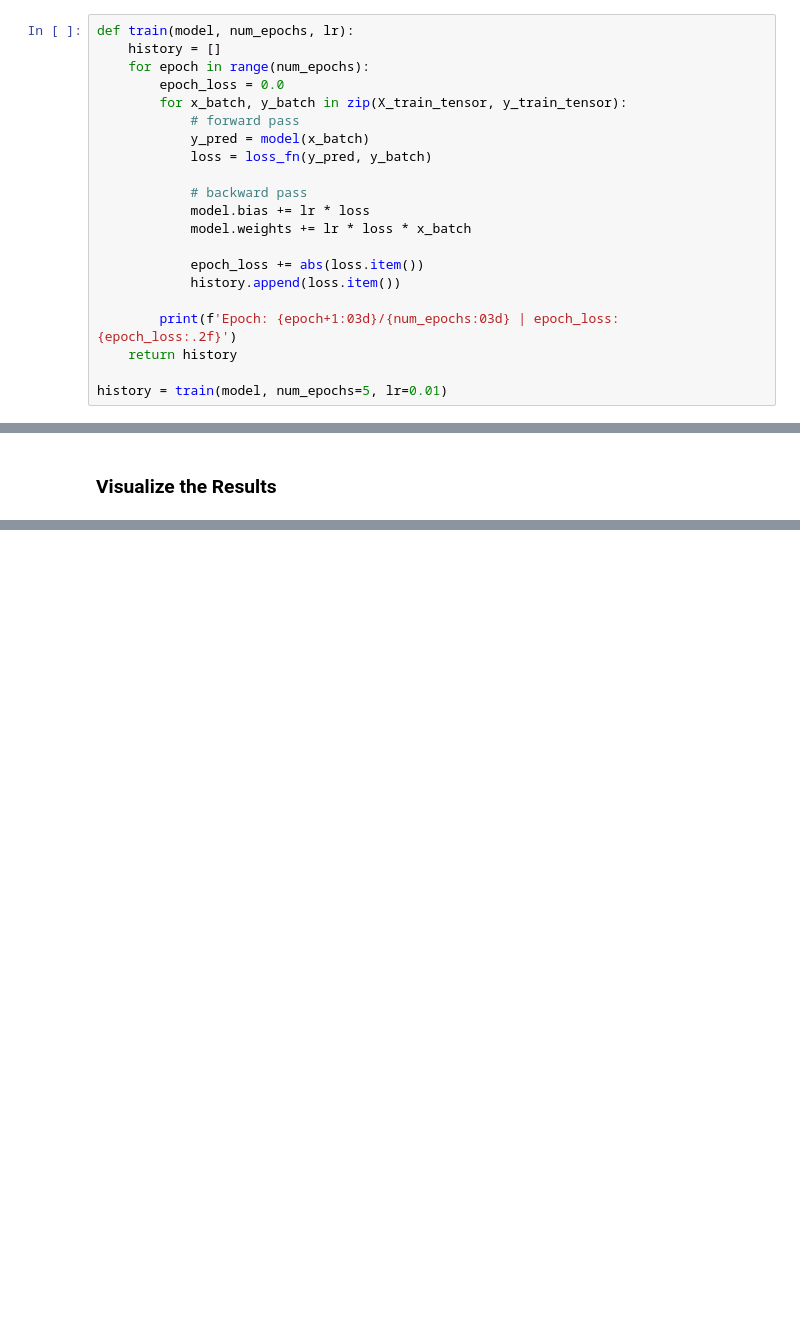
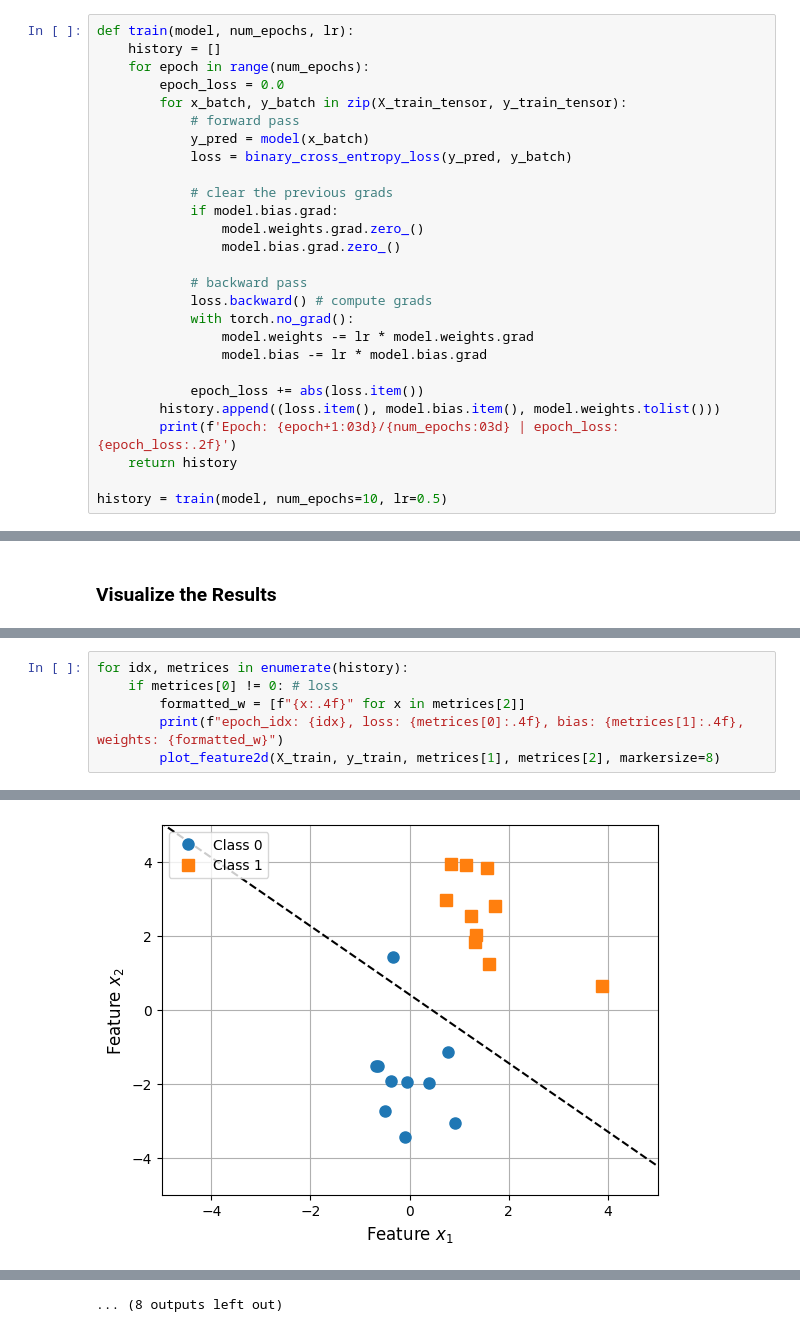
Before and after one commit to gsmrana/Deep-Learning-Starter, a Jupyter notebook: pytorch_starter/01_Perceptron_tensor.ipynb, the cells around one changed output, grey strips where cells are left out. Saved outputs shown, nothing was run; the diff lists cells and outputs as text; blank space fills up the shorter version.

```diff
--- a/pytorch_starter/01_Perceptron_tensor.ipynb
+++ b/pytorch_starter/01_Perceptron_tensor.ipynb
@@ -102,17 +102,23 @@ def train(model, num_epochs, lr):
         for x_batch, y_batch in zip(X_train_tensor, y_train_tensor):
             # forward pass
             y_pred = model(x_batch)
-            loss = loss_fn(y_pred, y_batch)
+            loss = binary_cross_entropy_loss(y_pred, y_batch)
+
+            # clear the previous grads
+            if model.bias.grad:
+                model.weights.grad.zero_()
+                model.bias.grad.zero_()
 
             # backward pass
-            model.bias += lr * loss
-            model.weights += lr * loss * x_batch
+            loss.backward() # compute grads
+            with torch.no_grad():
+                model.weights -= lr * model.weights.grad
+                model.bias -= lr * model.bias.grad
 
             epoch_loss += abs(loss.item())
-            history.append(loss.item())
-
+        history.append((loss.item(), model.bias.item(), model.weights.tolist()))
         print(f'Epoch: {epoch+1:03d}/{num_epochs:03d} | epoch_loss: {epoch_loss:.2f}')
     return history
 
-history = train(model, num_epochs=5, lr=0.01)
+history = train(model, num_epochs=10, lr=0.5)
 # %% [output]
@@ -146,0 +161,7 @@ plot_feature2d(X_train, y_train, bias, weights, markersize=8)
+# %%
+for idx, metrices in enumerate(history):
+    if metrices[0] != 0: # loss
+        formatted_w = [f"{x:.4f}" for x in metrices[2]]
+        print(f"epoch_idx: {idx}, loss: {metrices[0]:.4f}, bias: {metrices[1]:.4f}, weights: {formatted_w}")
+        plot_feature2d(X_train, y_train, metrices[1], metrices[2], markersize=8)
+# %% [output]
@@ -146,0 +169 @@ plot_feature2d(X_train, y_train, bias, weights, markersize=8)
+[figure, added]
@@ -146,0 +180 @@ plot_feature2d(X_train, y_train, bias, weights, markersize=8)
+... (8 outputs left out)
```
Also changed, not shown: parts of 7 cells of this notebook, 6 other files.
